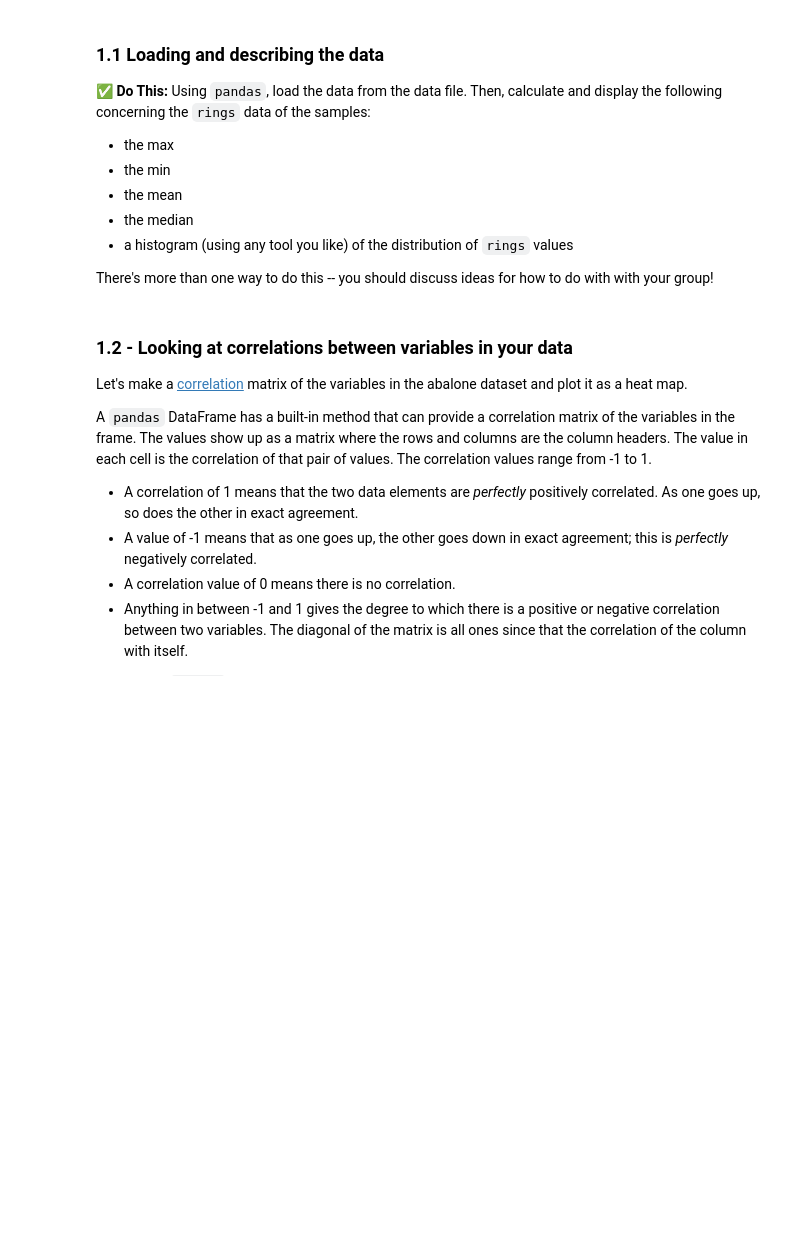
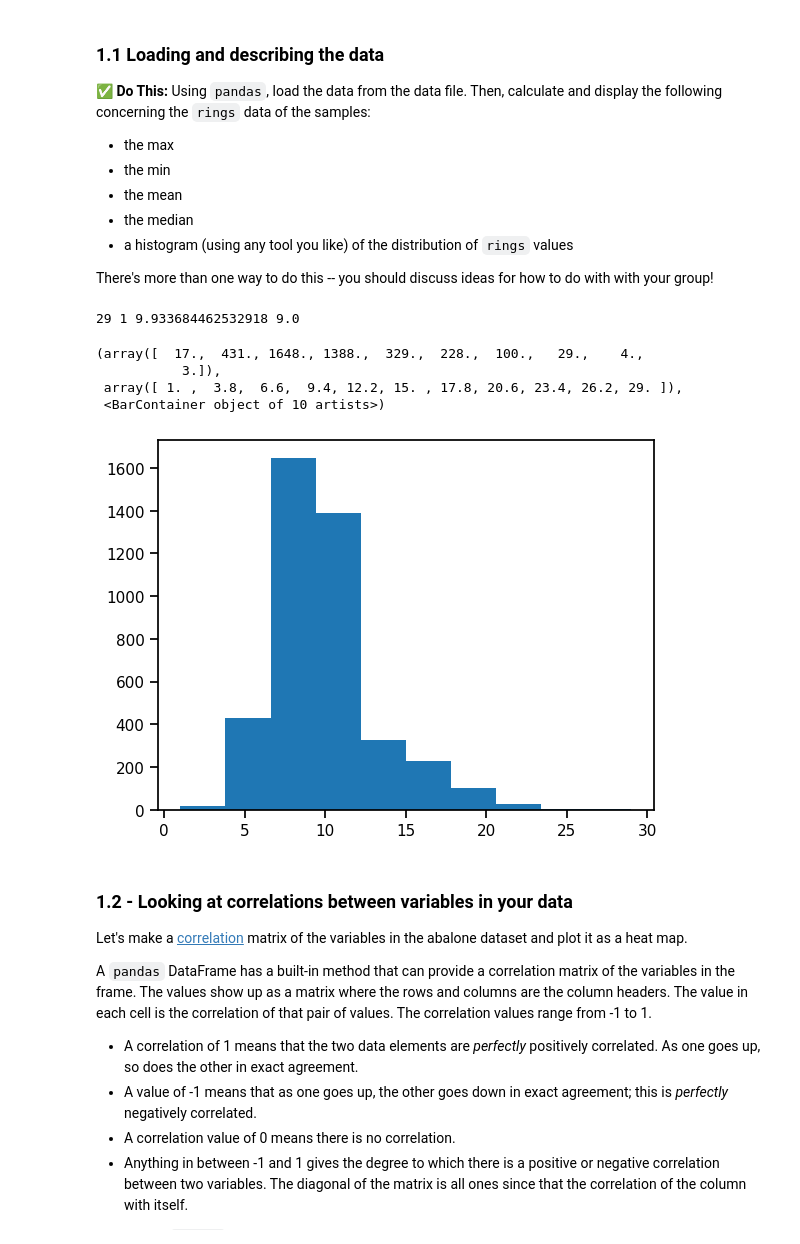
Before and after one commit to mlee3001/CMSE202-s24-turnin, a Jupyter notebook: Day-13/Day-13_In-Class-Regression-STUDENT.ipynb, the cells around one changed output. Cells and saved outputs as stored; diff of their text form; code cells hidden in the pictures; blank space fills up the shorter version.

```diff
--- a/Day-13/Day-13_In-Class-Regression-STUDENT.ipynb
+++ b/Day-13/Day-13_In-Class-Regression-STUDENT.ipynb
@@ -71,11 +71,21 @@ There's more than one way to do this -- you should discuss ideas for how to do w
 # %%
 # put your code here
 import matplotlib.pyplot as plt
 import pandas as pd
 import seaborn as sns
 import numpy as np
 
 sns.set_context("notebook")
+abalone = pd.read_csv("Dataset.data", sep = " ", names = ['sex', 'length', 'diameter', 'height', 'whole_weight', 'shucked_weight', 'viscera_weight', 'shell_weight', 'rings'])
+print(abalone['rings'].max(), abalone['rings'].min(), abalone['rings'].mean(), abalone['rings'].median())
+plt.hist(abalone['rings'])
+# %% [output]
+29 1 9.933684462532918 9.0
+(array([  17.,  431., 1648., 1388.,  329.,  228.,  100.,   29.,    4.,
+           3.]),
+ array([ 1. ,  3.8,  6.6,  9.4, 12.2, 15. , 17.8, 20.6, 23.4, 26.2, 29. ]),
+ <BarContainer object of 10 artists>)
+[figure, added]
 # %% [markdown]
 ### 1.2 - Looking at correlations between variables in your data
 
```
Also changed, not shown: parts of 33 cells of this notebook.
